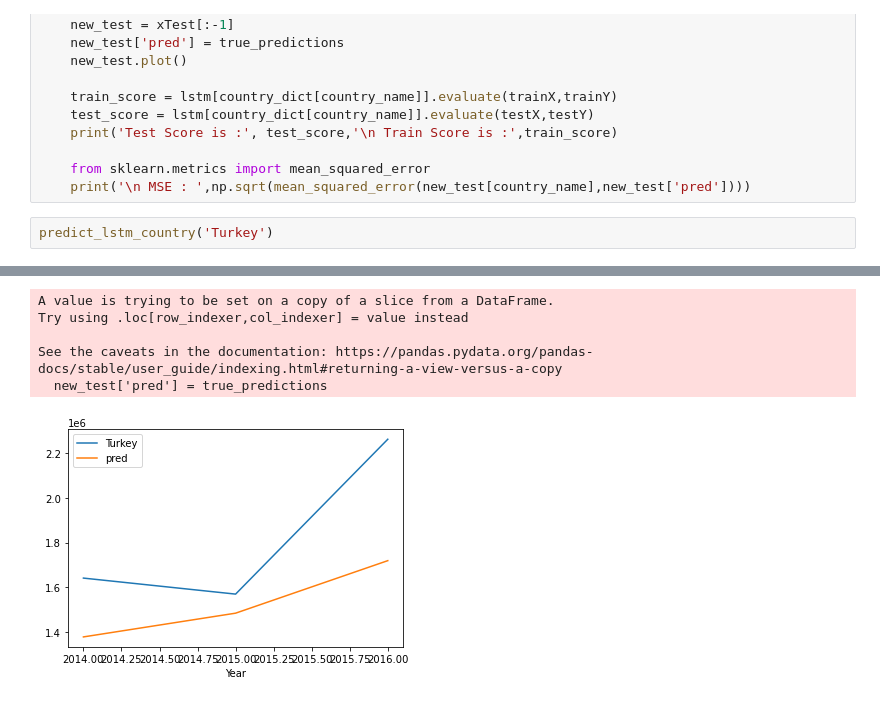
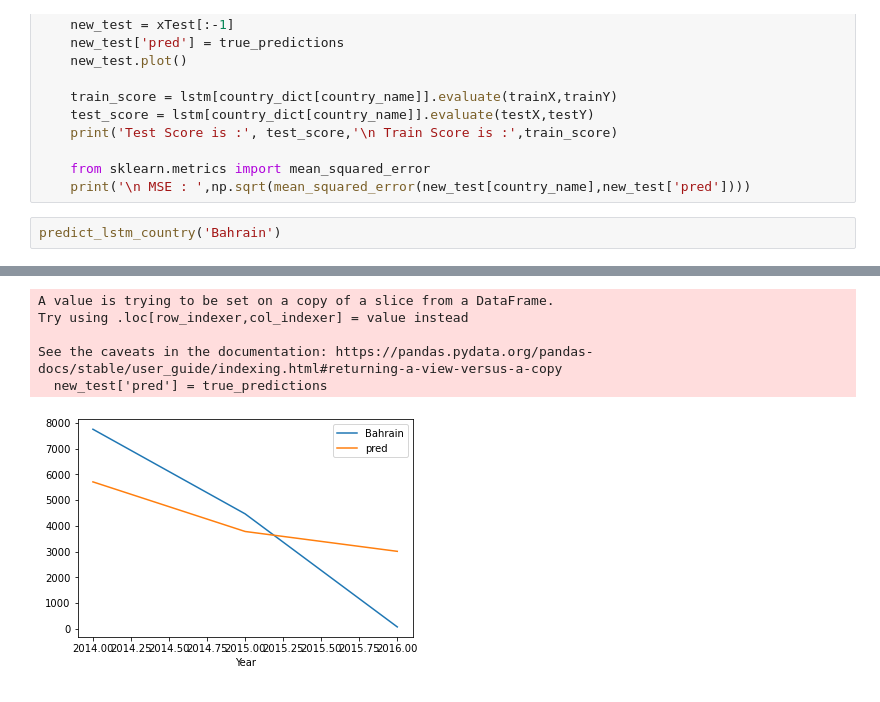
Before and after one commit to RominaShin/Computational-Intelligence-Course-Project, a Jupyter notebook: code/LSTM_Prediction/LSTM_Prediction.ipynb, the cells around one changed output, grey strips where cells are left out. Cells and saved outputs as stored; diff of their text form.

```diff
--- a/code/LSTM_Prediction/LSTM_Prediction.ipynb
+++ b/code/LSTM_Prediction/LSTM_Prediction.ipynb
@@ -169,6 +148,6 @@ def predict_lstm_country(country_name):
     from sklearn.metrics import mean_squared_error
     print('\n MSE : ',np.sqrt(mean_squared_error(new_test[country_name],new_test['pred'])))
 # %%
-predict_lstm_country('Turkey')
+predict_lstm_country('Bahrain')
 # %% [output]
 Epoch 1/50
@@ -191,6 +170,6 @@ Test Score is : 1.5924737453460693
 A value is trying to be set on a copy of a slice from a DataFrame.
 Try using .loc[row_indexer,col_indexer] = value instead
 
 See the caveats in the documentation: https://pandas.pydata.org/pandas-docs/stable/user_guide/indexing.html#returning-a-view-versus-a-copy
   new_test['pred'] = true_predictions
-[figure, old version]
+[figure, new version]
```
Also changed, not shown: parts of 4 cells of this notebook.
